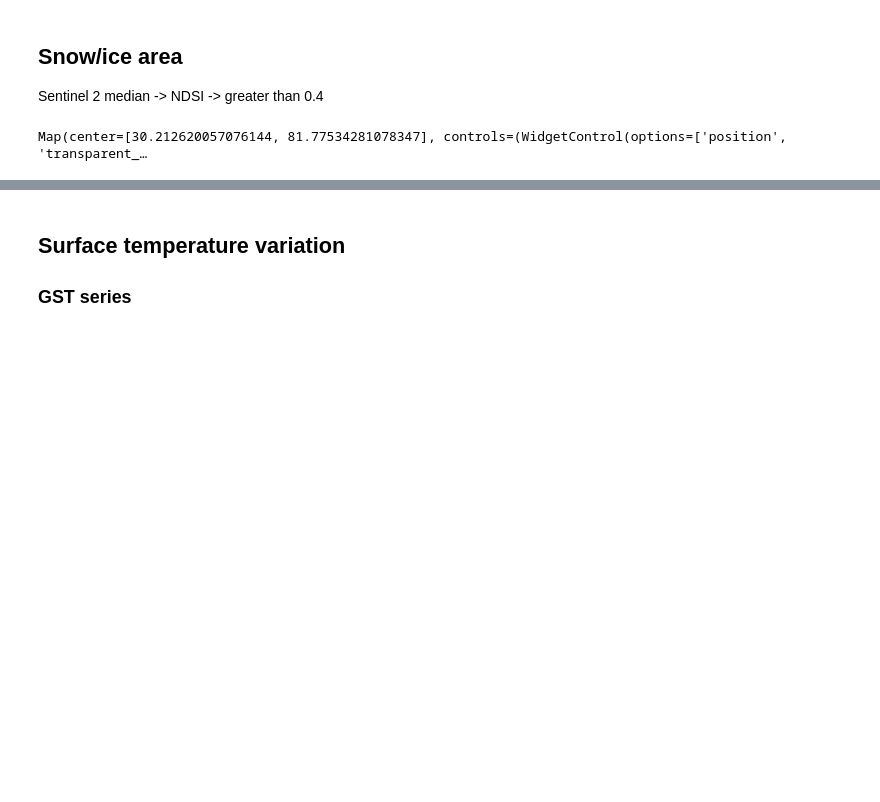
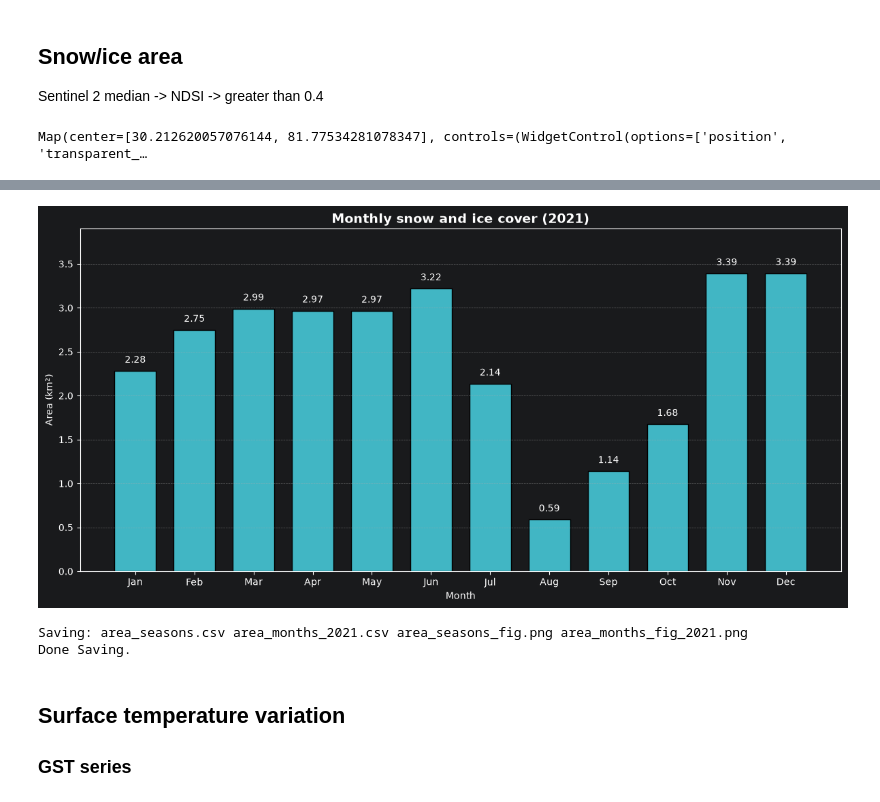
Before and after one commit to jgnnfw/EO_Cryosphere, a Jupyter notebook: main.ipynb, the cells around one changed output, grey strips where cells are left out. Cells and saved outputs as stored; diff of their text form; code cells hidden in the pictures; blank space fills up the shorter version.

```diff
--- a/main.ipynb
+++ b/main.ipynb
@@ -98,2 +73,4 @@ fig_seasons = pl.plot_glacier_area_seasons(season_df)
 # %%
-month_df = ga.area_by_month(AOI, 2021, debug=DEBUG)
+AREA_YEAR = 2021
+
+month_df = ga.area_by_month(AOI, AREA_YEAR, debug=DEBUG)
@@ -100,5 +95,19 @@ month_df = ga.area_by_month(AOI, 2021, debug=DEBUG)
 # %%
-fig_months = pl.plot_glacier_area_months(month_df, 2021)
+fig_months = pl.plot_glacier_area_months(month_df, AREA_YEAR)
+# %% [output]
+[figure, added]
+# %%
+ipf.save_any_tables_and_figures(
+    {"area_seasons": season_df,
+     f"area_months_{AREA_YEAR}": month_df,
+     "area_seasons_fig": fig_seasons,
+     f"area_months_fig_{AREA_YEAR}": fig_months},
+    save_path="results/glacier_area",
+    debug=DEBUG
+)
+# %% [output]
+Saving: area_seasons.csv area_months_2021.csv area_seasons_fig.png area_months_fig_2021.png
+Done Saving.
 # %% [markdown]
 ## Surface temperature variation
 
```
Also changed, not shown: parts of 13 cells of this notebook, 2 other files.
